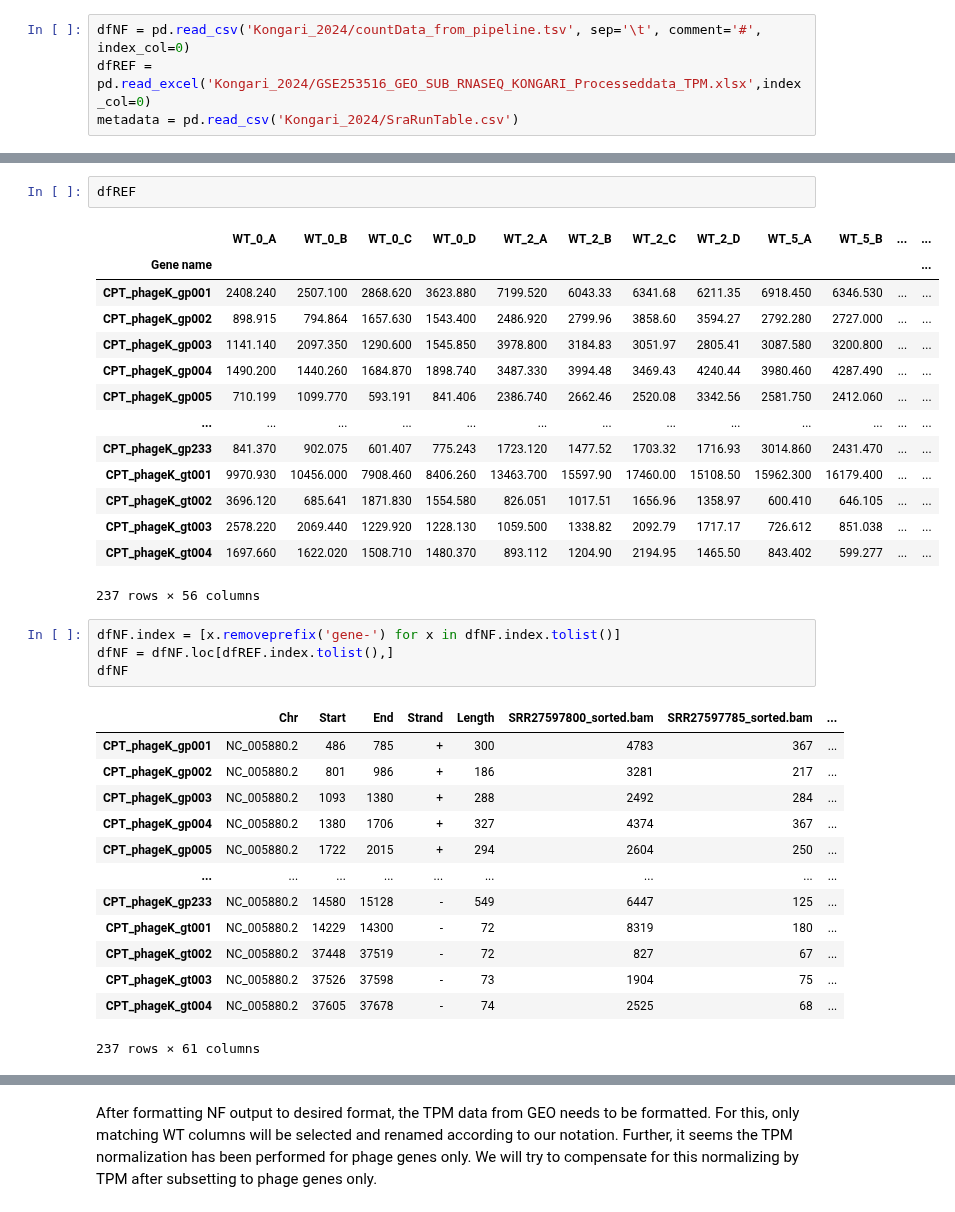
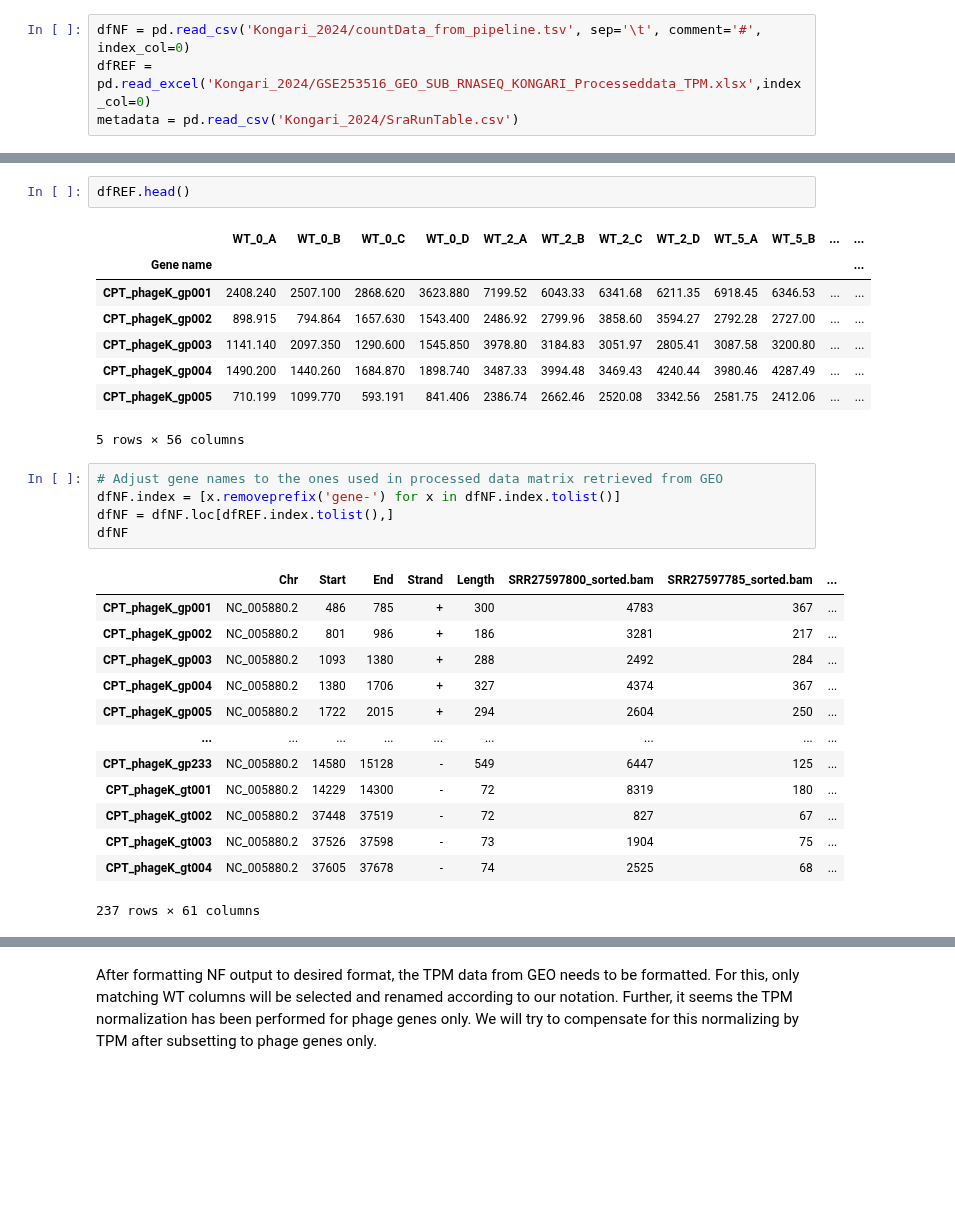
Before and after one commit to Integrative-Transcriptomics/PhageExpressionAtlas, a Jupyter notebook: Data_Analysis/Pipeline_validation/Validate_pipeline_output.ipynb, the cells around one changed output, grey strips where cells are left out. Drawn from its saved outputs; the diff is of its cells as text; blank space fills up the shorter version.

```diff
--- a/Data_Analysis/Pipeline_validation/Validate_pipeline_output.ipynb
+++ b/Data_Analysis/Pipeline_validation/Validate_pipeline_output.ipynb
@@ -390,21 +373,16 @@ dfNF
 # %%
-dfREF
+dfREF.head()
 # %% [output]
 |  | WT_0_A | WT_0_B | WT_0_C | WT_0_D | WT_2_A | WT_2_B | WT_2_C | WT_2_D | WT_5_A | WT_5_B | ... | ... |
 | Gene name |  |  |  |  |  |  |  |  |  |  |  | ... |
-| CPT_phageK_gp001 | 2408.240 | 2507.100 | 2868.620 | 3623.880 | 7199.520 | 6043.33 | 6341.68 | 6211.35 | 6918.450 | 6346.530 | ... | ... |
-| CPT_phageK_gp002 | 898.915 | 794.864 | 1657.630 | 1543.400 | 2486.920 | 2799.96 | 3858.60 | 3594.27 | 2792.280 | 2727.000 | ... | ... |
-| CPT_phageK_gp003 | 1141.140 | 2097.350 | 1290.600 | 1545.850 | 3978.800 | 3184.83 | 3051.97 | 2805.41 | 3087.580 | 3200.800 | ... | ... |
-| CPT_phageK_gp004 | 1490.200 | 1440.260 | 1684.870 | 1898.740 | 3487.330 | 3994.48 | 3469.43 | 4240.44 | 3980.460 | 4287.490 | ... | ... |
-| CPT_phageK_gp005 | 710.199 | 1099.770 | 593.191 | 841.406 | 2386.740 | 2662.46 | 2520.08 | 3342.56 | 2581.750 | 2412.060 | ... | ... |
-| ... | ... | ... | ... | ... | ... | ... | ... | ... | ... | ... | ... | ... |
-| CPT_phageK_gp233 | 841.370 | 902.075 | 601.407 | 775.243 | 1723.120 | 1477.52 | 1703.32 | 1716.93 | 3014.860 | 2431.470 | ... | ... |
-| CPT_phageK_gt001 | 9970.930 | 10456.000 | 7908.460 | 8406.260 | 13463.700 | 15597.90 | 17460.00 | 15108.50 | 15962.300 | 16179.400 | ... | ... |
-| CPT_phageK_gt002 | 3696.120 | 685.641 | 1871.830 | 1554.580 | 826.051 | 1017.51 | 1656.96 | 1358.97 | 600.410 | 646.105 | ... | ... |
-| CPT_phageK_gt003 | 2578.220 | 2069.440 | 1229.920 | 1228.130 | 1059.500 | 1338.82 | 2092.79 | 1717.17 | 726.612 | 851.038 | ... | ... |
-| CPT_phageK_gt004 | 1697.660 | 1622.020 | 1508.710 | 1480.370 | 893.112 | 1204.90 | 2194.95 | 1465.50 | 843.402 | 599.277 | ... | ... |
+| CPT_phageK_gp001 | 2408.240 | 2507.100 | 2868.620 | 3623.880 | 7199.52 | 6043.33 | 6341.68 | 6211.35 | 6918.45 | 6346.53 | ... | ... |
+| CPT_phageK_gp002 | 898.915 | 794.864 | 1657.630 | 1543.400 | 2486.92 | 2799.96 | 3858.60 | 3594.27 | 2792.28 | 2727.00 | ... | ... |
+| CPT_phageK_gp003 | 1141.140 | 2097.350 | 1290.600 | 1545.850 | 3978.80 | 3184.83 | 3051.97 | 2805.41 | 3087.58 | 3200.80 | ... | ... |
+| CPT_phageK_gp004 | 1490.200 | 1440.260 | 1684.870 | 1898.740 | 3487.33 | 3994.48 | 3469.43 | 4240.44 | 3980.46 | 4287.49 | ... | ... |
+| CPT_phageK_gp005 | 710.199 | 1099.770 | 593.191 | 841.406 | 2386.74 | 2662.46 | 2520.08 | 3342.56 | 2581.75 | 2412.06 | ... | ... |
-237 rows × 56 columns
+5 rows × 56 columns
 # %%
+# Adjust gene names to the ones used in processed data matrix retrieved from GEO
 dfNF.index = [x.removeprefix('gene-') for x in dfNF.index.tolist()]
 dfNF = dfNF.loc[dfREF.index.tolist(),]
 dfNF
```
Also changed, not shown: parts of 18 cells of this notebook, 11 other files.
